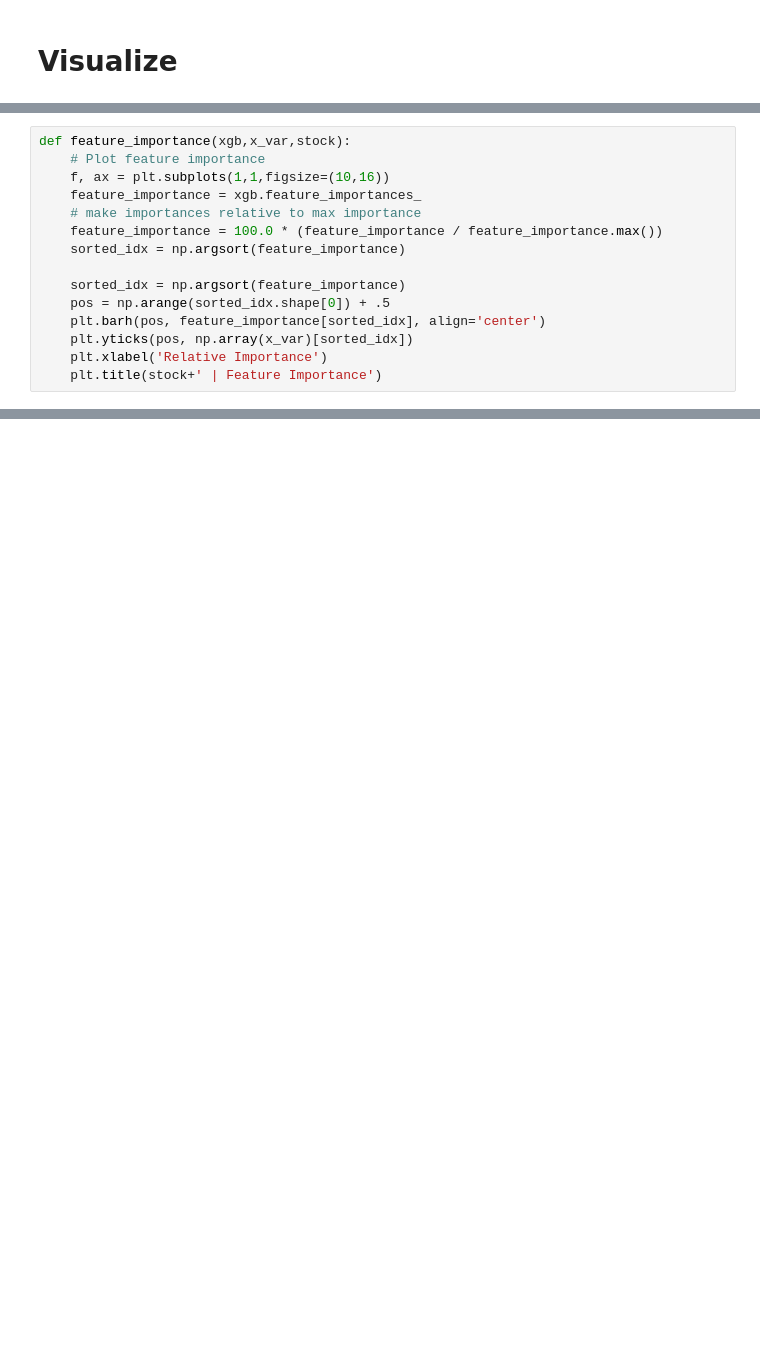
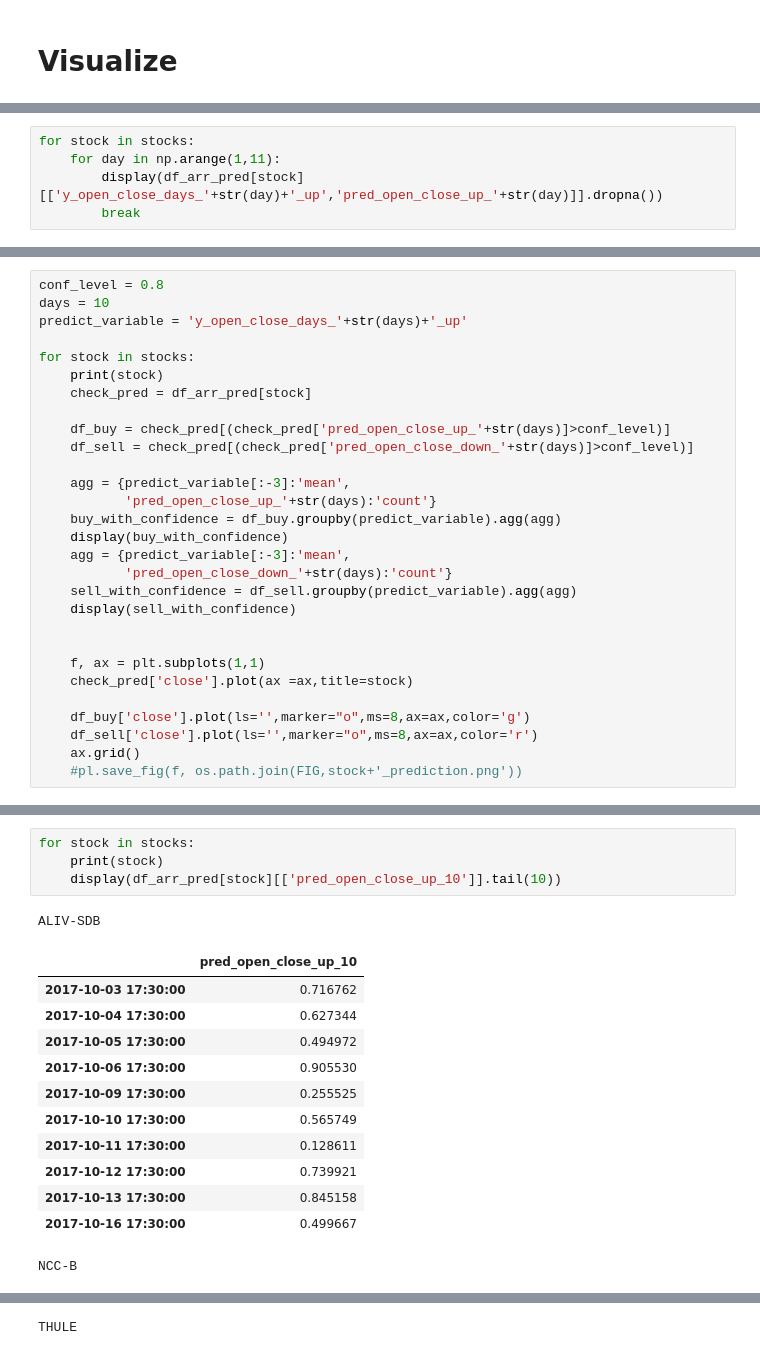
Before and after one commit to Hjartarson/stock-market, a Jupyter notebook: make-prediction.ipynb, the cells around one changed output, grey strips where cells are left out. Saved outputs shown, nothing was run; the diff lists cells and outputs as text; blank space fills up the shorter version.

```diff
--- a/make-prediction.ipynb
+++ b/make-prediction.ipynb
@@ -109,0 +222,5 @@ print(x_var)
+# %%
+for stock in stocks:
+    for day in np.arange(1,11):
+        display(df_arr_pred[stock][['y_open_close_days_'+str(day)+'_up','pred_open_close_up_'+str(day)]].dropna())
+        break
@@ -109,0 +349,29 @@ print(x_var)
+# %%
+conf_level = 0.8
+days = 10
+predict_variable = 'y_open_close_days_'+str(days)+'_up'
+
+for stock in stocks:
+    print(stock)
+    check_pred = df_arr_pred[stock]
+
+    df_buy = check_pred[(check_pred['pred_open_close_up_'+str(days)]>conf_level)]
+    df_sell = check_pred[(check_pred['pred_open_close_down_'+str(days)]>conf_level)]
+
+    agg = {predict_variable[:-3]:'mean',
+           'pred_open_close_up_'+str(days):'count'}
+    buy_with_confidence = df_buy.groupby(predict_variable).agg(agg)
+    display(buy_with_confidence)
+    agg = {predict_variable[:-3]:'mean',
+           'pred_open_close_down_'+str(days):'count'}
+    sell_with_confidence = df_sell.groupby(predict_variable).agg(agg)
+    display(sell_with_confidence)
+
+
+    f, ax = plt.subplots(1,1)
+    check_pred['close'].plot(ax =ax,title=stock)
+
+    df_buy['close'].plot(ls='',marker="o",ms=8,ax=ax,color='g')
+    df_sell['close'].plot(ls='',marker="o",ms=8,ax=ax,color='r')
+    ax.grid()
+    #pl.save_fig(f, os.path.join(FIG,stock+'_prediction.png'))
@@ -205,15 +480,18 @@ Days Gained: 1
-# %%
-def feature_importance(xgb,x_var,stock):
-    # Plot feature importance
-    f, ax = plt.subplots(1,1,figsize=(10,16))
-    feature_importance = xgb.feature_importances_
-    # make importances relative to max importance
-    feature_importance = 100.0 * (feature_importance / feature_importance.max())
-    sorted_idx = np.argsort(feature_importance)
-
-    sorted_idx = np.argsort(feature_importance)
-    pos = np.arange(sorted_idx.shape[0]) + .5
-    plt.barh(pos, feature_importance[sorted_idx], align='center')
-    plt.yticks(pos, np.array(x_var)[sorted_idx])
-    plt.xlabel('Relative Importance')
-    plt.title(stock+' | Feature Importance')
+# %%
+for stock in stocks:
+    print(stock)
+    display(df_arr_pred[stock][['pred_open_close_up_10']].tail(10))
+# %% [output]
+ALIV-SDB
+|  | pred_open_close_up_10 |
+| 2017-10-03 17:30:00 | 0.716762 |
+| 2017-10-04 17:30:00 | 0.627344 |
+| 2017-10-05 17:30:00 | 0.494972 |
+| 2017-10-06 17:30:00 | 0.905530 |
+| 2017-10-09 17:30:00 | 0.255525 |
+| 2017-10-10 17:30:00 | 0.565749 |
+| 2017-10-11 17:30:00 | 0.128611 |
+| 2017-10-12 17:30:00 | 0.739921 |
+| 2017-10-13 17:30:00 | 0.845158 |
+| 2017-10-16 17:30:00 | 0.499667 |
+NCC-B
@@ -219,0 +509 @@ def feature_importance(xgb,x_var,stock):
+THULE
```
Also changed, not shown: parts of 19 cells of this notebook, 18 other files.
